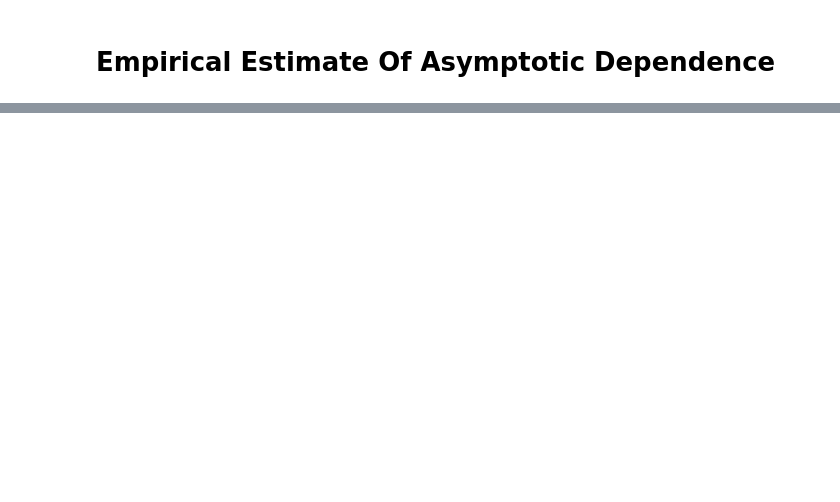
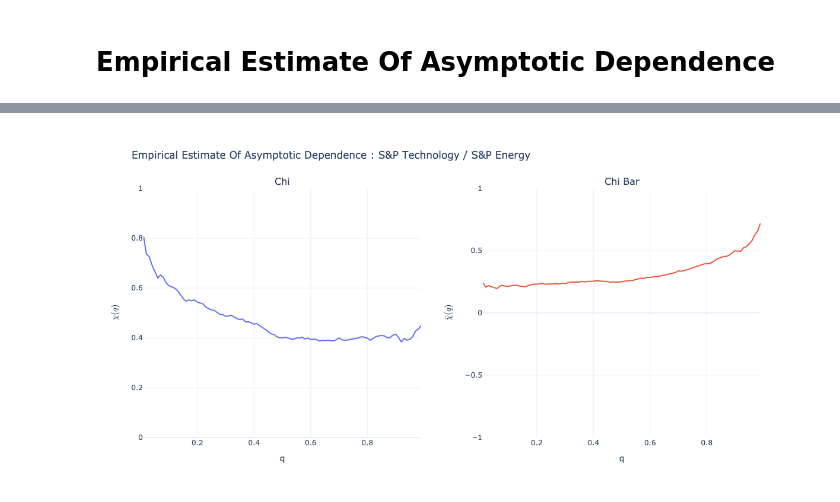
Before and after one commit to MegaCookies88/MSc.-Thesis-EVT-SP500, a Jupyter notebook: EDA_sectors.ipynb, the cells around one changed output, grey strips where cells are left out. Saved outputs shown, nothing was run; the diff lists cells and outputs as text; code cells hidden in the pictures; blank space fills up the shorter version.

```diff
--- a/EDA_sectors.ipynb
+++ b/EDA_sectors.ipynb
@@ -180,16 +184,0 @@ for u in u_range:
-# %%
-from scipy.stats import binom
-
-chil, chih, chibl, chibh = [],[],[],[]
-
-for i,u in enumerate(u_range):
-
-    rv = binom(n=n, p=(1-u)*chi[i])
-    ci = np.array(rv.interval(alpha=0.05))/n
-    chil.append(ci[0])
-    chih.append(ci[1])
-
-    rv = binom(n=n, p=(1-u)*chib[i])
-    ci = np.array(rv.interval(alpha=0.05))/n
-    chibl.append(ci[0])
-    chibh.append(ci[1])
@@ -242,0 +250,4 @@ fig.show()
+# %%
+plot_chi(ts1,ts2)
+# %% [output]
+[figure, added]
```
Also changed, not shown: parts of 7 cells of this notebook.
